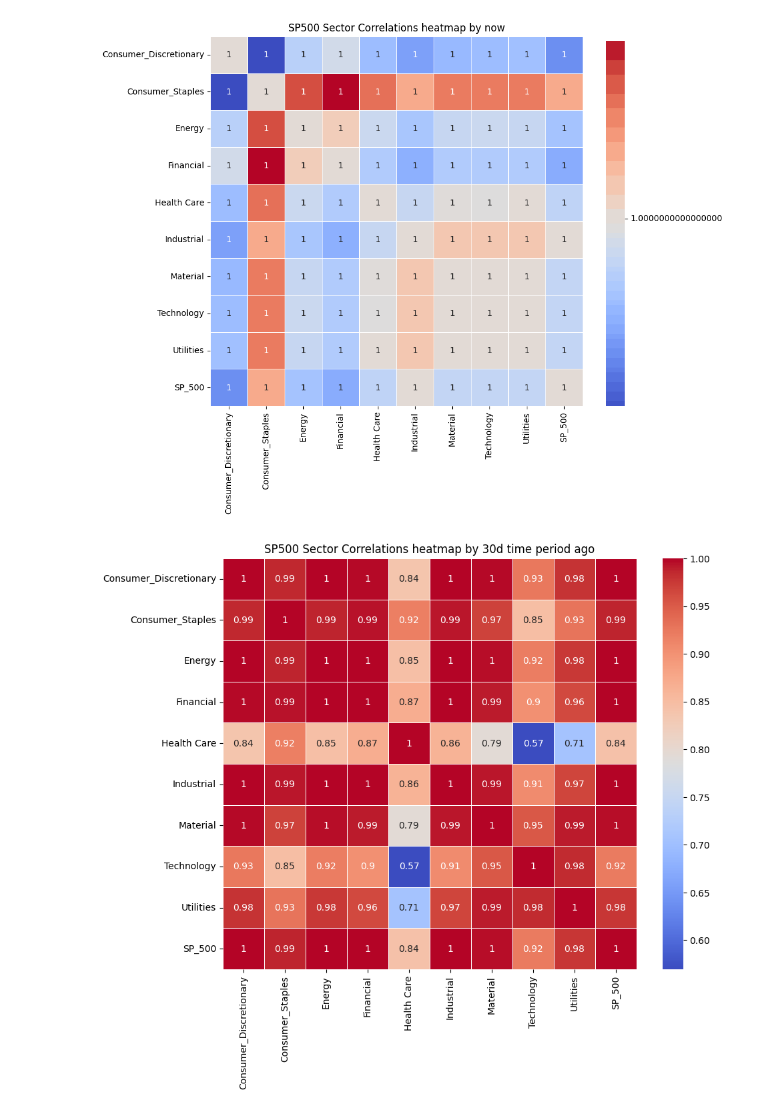
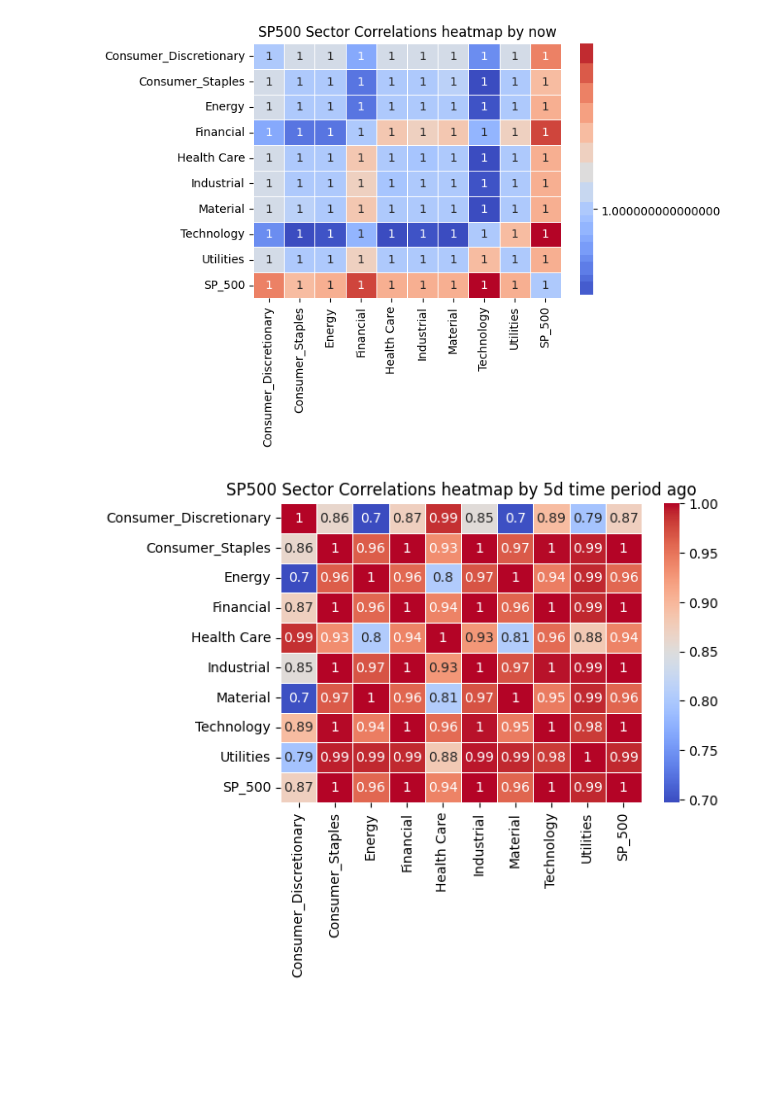
Before and after one commit to tangj310/Inv_equity, a Jupyter notebook: 02_sp500_sector_corr/sp500_sector_corr.ipynb, the cells around one changed output. Drawn from its saved outputs; the diff is of its cells as text; code cells hidden in the pictures; blank space fills up the shorter version.

```diff
--- a/02_sp500_sector_corr/sp500_sector_corr.ipynb
+++ b/02_sp500_sector_corr/sp500_sector_corr.ipynb
@@ -27,9 +29,10 @@ sp500_etf_dict = {
 # Periods to fetch the data for
 periods = [
     'now'
+    ,'5d'
     ,'30d'
-    ,'60d'
     ,'90d'
+    ,'180d'
     ,'1y'
     ,'3y'
     ,'5y'
@@ -119,18 +122,26 @@ df_closing_prices
 # %%
 df_closing_prices_sub = df_closing_prices.iloc[:,0:-1].transpose()
 
-for index, value in enumerate(df_closing_prices_sub.index): # need +1 for to include the last row of year
-    corr_matrix = df_closing_prices_sub.iloc[0:index+2,:].corr()
+# Initialize the StandardScaler
+std_scaler = StandardScaler()
+norm_scaler = Normalizer()
 
-    plt.figure(figsize=(10, 8))
+scaled_data = std_scaler.fit_transform(df_closing_prices_sub)
+df_scaled = pd.DataFrame(scaled_data, columns=df_closing_prices_sub.columns, index=df_closing_prices_sub.index)
+
+
+for index, value in enumerate(df_scaled.index): # need +1 for to include the last row of year
+    corr_matrix = df_scaled.iloc[0:index+2,:].corr()
+
+    plt.figure(figsize=(6, 4))
     sns.heatmap(corr_matrix, annot=True, cmap='coolwarm', linewidths=.5)
     if value.endswith('d'):
         plt.title(f"SP500 Sector Correlations heatmap by {value} time period ago")
     elif value.endswith('y'):
         plt.title(f"SP500 Sector Correlations heatmap by {value} time period ago")
     else:
         plt.title(f"SP500 Sector Correlations heatmap by {value}")
     plt.show()
 # %% [output]
-[figure, old version]
+[figure, new version]
-[figure, old version]
+[figure, new version]
```
Also changed, not shown: parts of 4 cells of this notebook, 1 other file.
